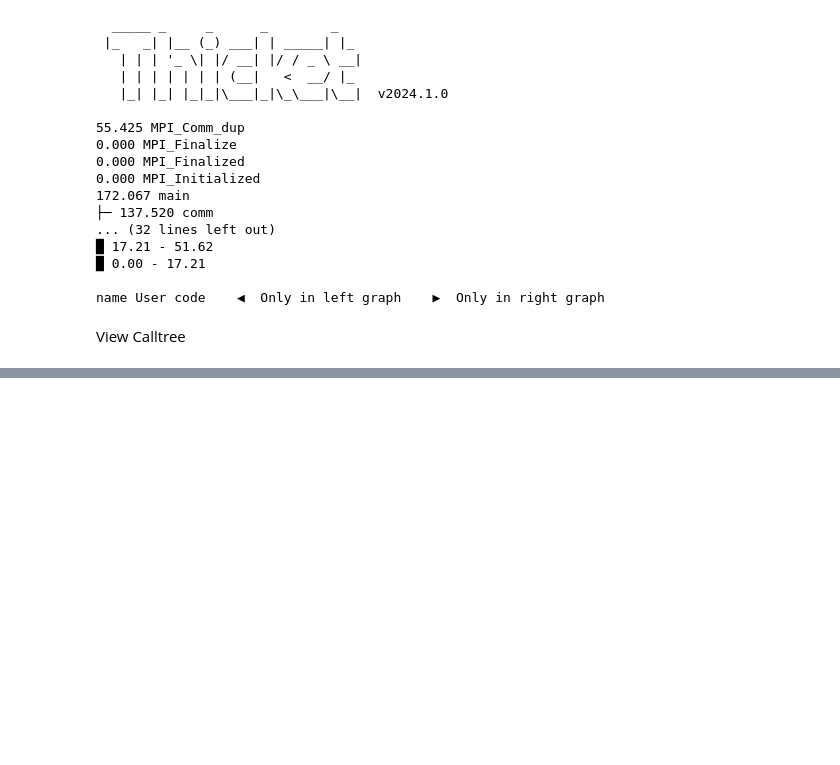
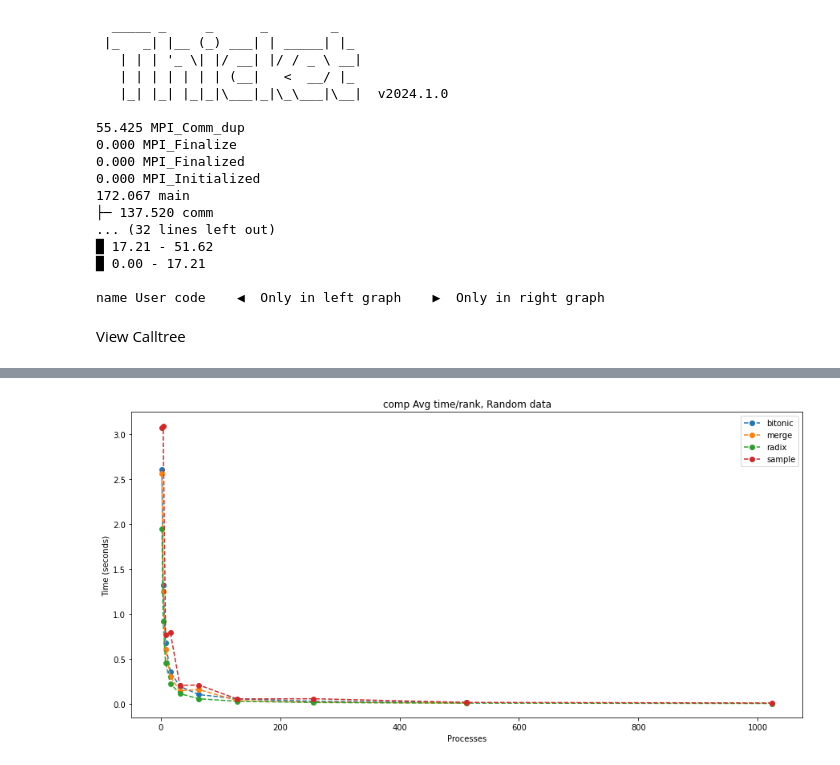
Before and after one commit to anjali-hole/Project_2024-honors-group3, a Jupyter notebook: all_compare.ipynb, the cells around one changed output, grey strips where cells are left out. Saved outputs shown, nothing was run; the diff lists cells and outputs as text; code cells hidden in the pictures; blank space fills up the shorter version.

```diff
--- a/all_compare.ipynb
+++ b/all_compare.ipynb
@@ -158,0 +153,4 @@ temp_pivot.transpose()
+# %%
+comps(df, "comp", "Random", 16777216, "Avg time/rank")
+# %% [output]
+[figure, added]
```
Also changed, not shown: parts of 7 cells of this notebook.
